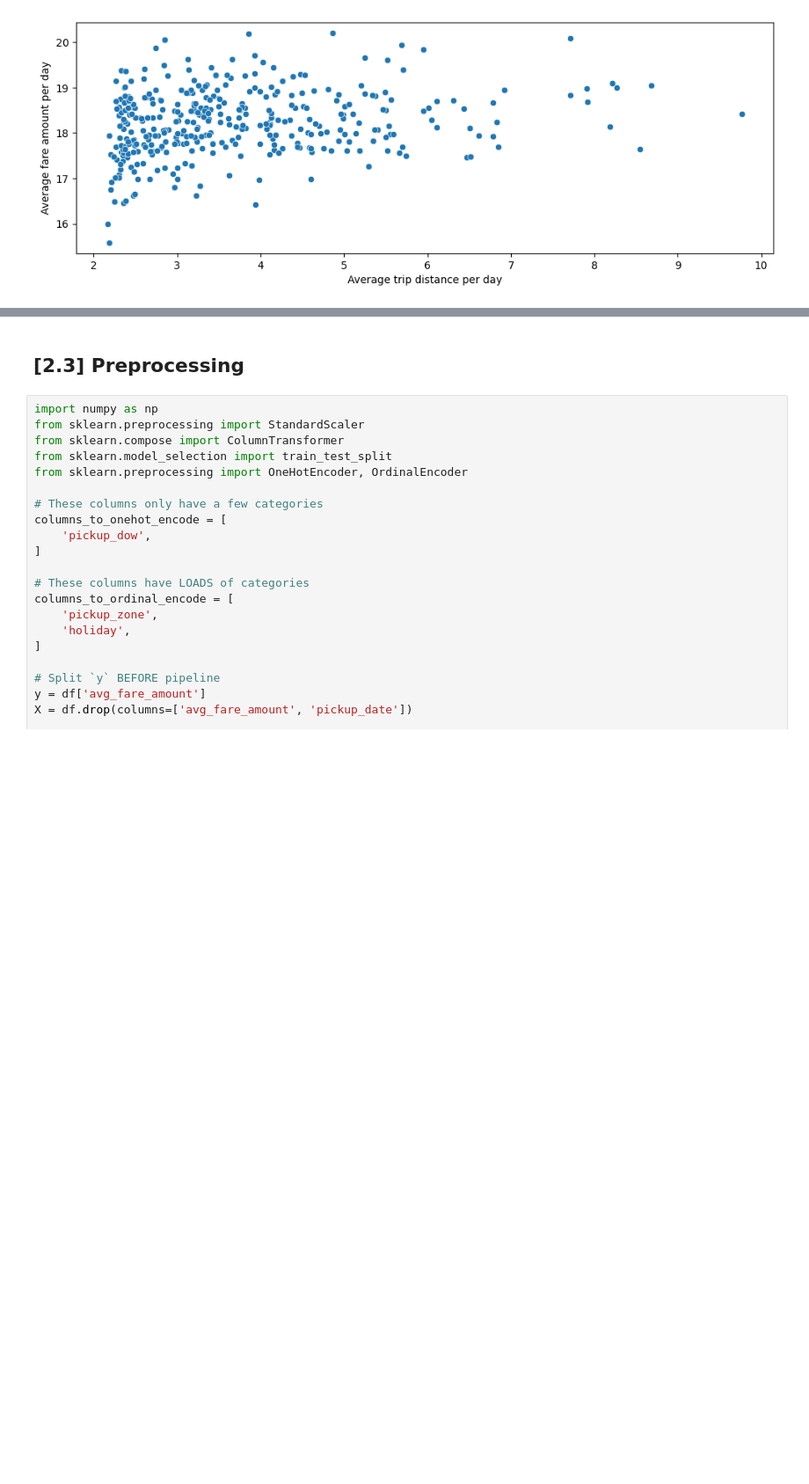
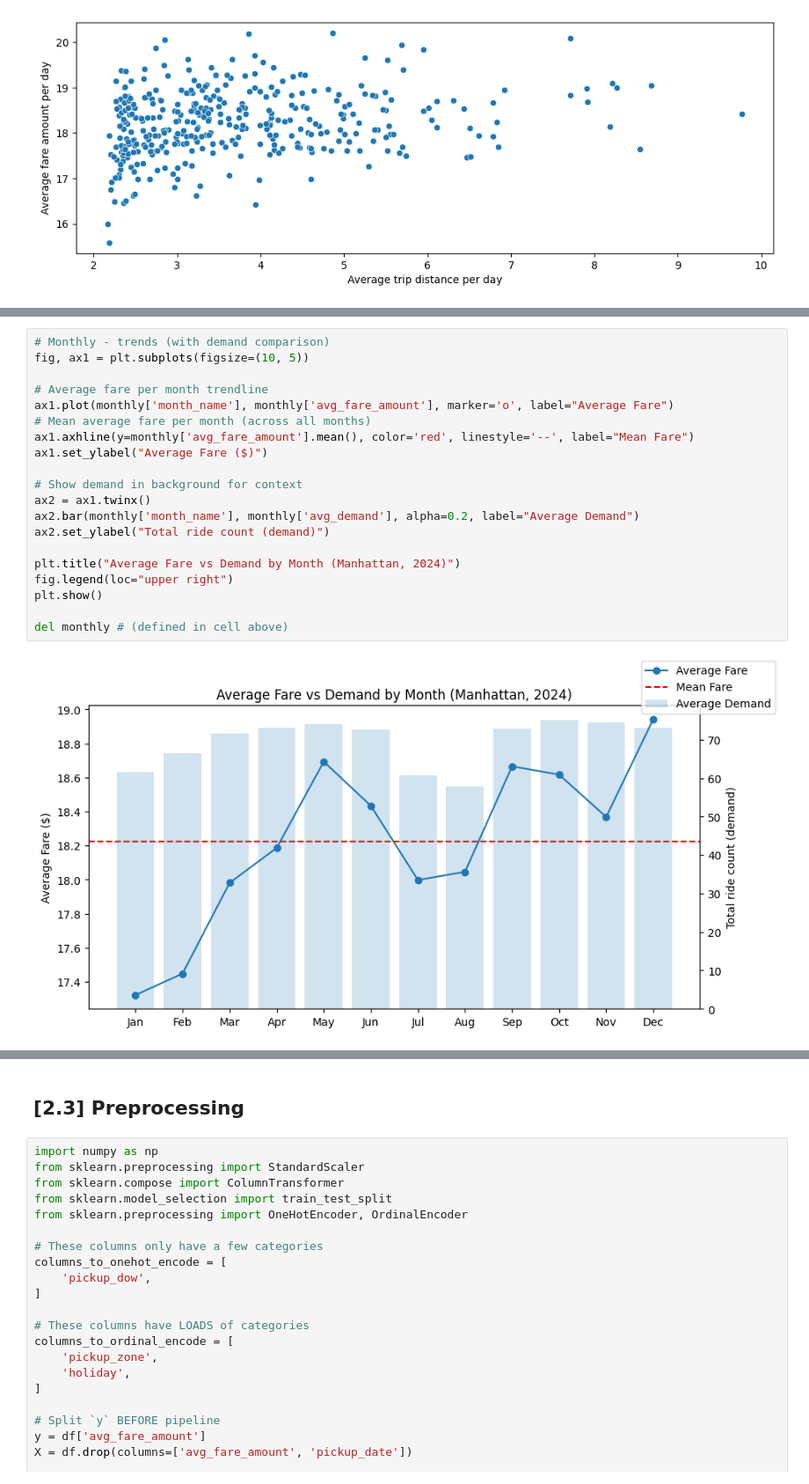
Before and after one commit to emma123456789102/Machine-Learning-Taxi-, a Jupyter notebook: final_notebook.ipynb, the cells around one changed output, grey strips where cells are left out. Shown at 88% size. Cells and saved outputs as stored; diff of their text form; blank space fills up the shorter version.

```diff
--- a/final_notebook.ipynb
+++ b/final_notebook.ipynb
@@ -1032,0 +1063,22 @@ del daily
+# %%
+# Monthly - trends (with demand comparison)
+fig, ax1 = plt.subplots(figsize=(10, 5))
+
+# Average fare per month trendline
+ax1.plot(monthly['month_name'], monthly['avg_fare_amount'], marker='o', label="Average Fare")
+# Mean average fare per month (across all months)
+ax1.axhline(y=monthly['avg_fare_amount'].mean(), color='red', linestyle='--', label="Mean Fare")
+ax1.set_ylabel("Average Fare ($)")
+
+# Show demand in background for context
+ax2 = ax1.twinx()
+ax2.bar(monthly['month_name'], monthly['avg_demand'], alpha=0.2, label="Average Demand")
+ax2.set_ylabel("Total ride count (demand)")
+
+plt.title("Average Fare vs Demand by Month (Manhattan, 2024)")
+fig.legend(loc="upper right")
+plt.show()
+
+del monthly # (defined in cell above)
+# %% [output]
+[figure, added]
```
Also changed, not shown: parts of 12 cells of this notebook.
